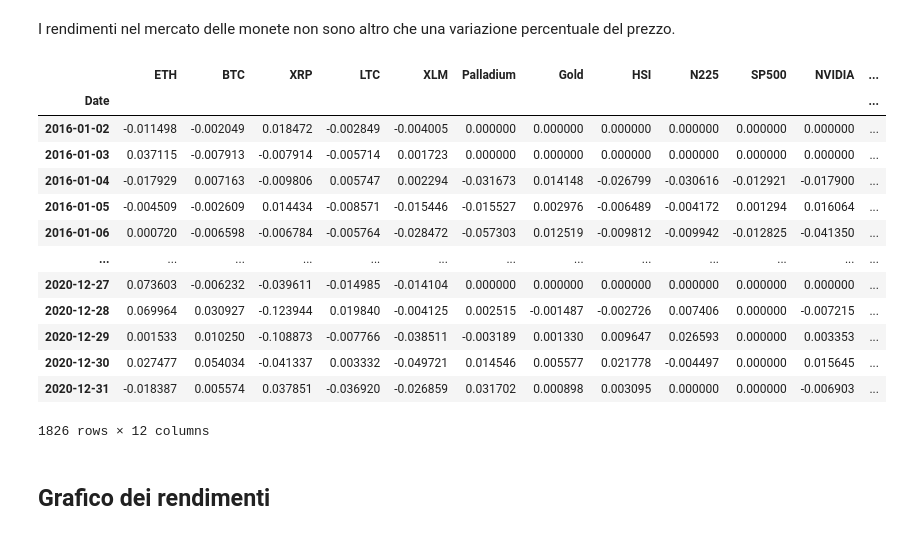
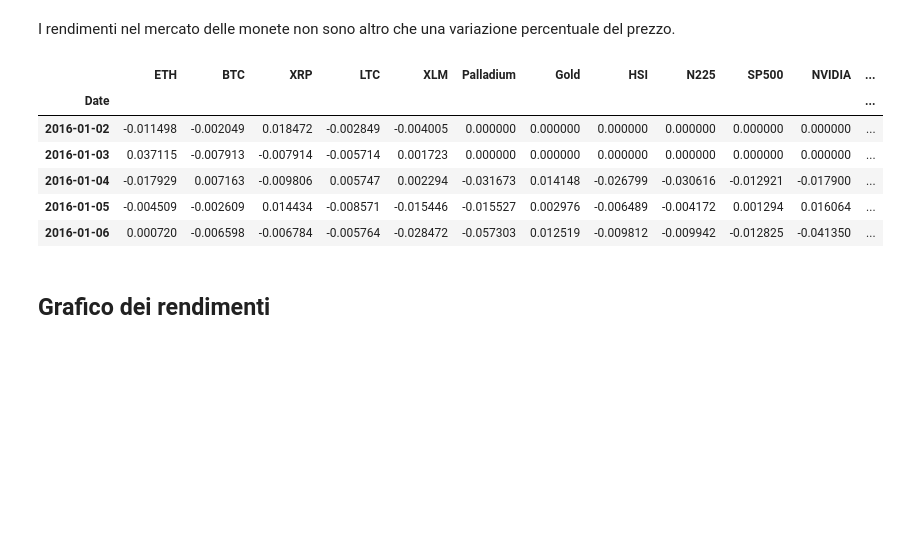
Before and after one commit to billmono95/TESI-LAUREA-MAGISTRALE, a Jupyter notebook: ExploratoryAnalysis.ipynb, the cells around one changed output. Saved outputs shown, nothing was run; the diff lists cells and outputs as text; code cells hidden in the pictures; blank space fills up the shorter version.

```diff
--- a/ExploratoryAnalysis.ipynb
+++ b/ExploratoryAnalysis.ipynb
@@ -367,22 +353,15 @@ df_return = df_return.pct_change()
 # %%
 df_return = df_return.drop(df_return.index[0])
 # %%
-df_return
+df_return.head()
 # %% [output]
 |  | ETH | BTC | XRP | LTC | XLM | Palladium | Gold | HSI | N225 | SP500 | NVIDIA | ... |
 | Date |  |  |  |  |  |  |  |  |  |  |  | ... |
 | 2016-01-02 | -0.011498 | -0.002049 | 0.018472 | -0.002849 | -0.004005 | 0.000000 | 0.000000 | 0.000000 | 0.000000 | 0.000000 | 0.000000 | ... |
 | 2016-01-03 | 0.037115 | -0.007913 | -0.007914 | -0.005714 | 0.001723 | 0.000000 | 0.000000 | 0.000000 | 0.000000 | 0.000000 | 0.000000 | ... |
 | 2016-01-04 | -0.017929 | 0.007163 | -0.009806 | 0.005747 | 0.002294 | -0.031673 | 0.014148 | -0.026799 | -0.030616 | -0.012921 | -0.017900 | ... |
 | 2016-01-05 | -0.004509 | -0.002609 | 0.014434 | -0.008571 | -0.015446 | -0.015527 | 0.002976 | -0.006489 | -0.004172 | 0.001294 | 0.016064 | ... |
 | 2016-01-06 | 0.000720 | -0.006598 | -0.006784 | -0.005764 | -0.028472 | -0.057303 | 0.012519 | -0.009812 | -0.009942 | -0.012825 | -0.041350 | ... |
-| ... | ... | ... | ... | ... | ... | ... | ... | ... | ... | ... | ... | ... |
-| 2020-12-27 | 0.073603 | -0.006232 | -0.039611 | -0.014985 | -0.014104 | 0.000000 | 0.000000 | 0.000000 | 0.000000 | 0.000000 | 0.000000 | ... |
-| 2020-12-28 | 0.069964 | 0.030927 | -0.123944 | 0.019840 | -0.004125 | 0.002515 | -0.001487 | -0.002726 | 0.007406 | 0.000000 | -0.007215 | ... |
-| 2020-12-29 | 0.001533 | 0.010250 | -0.108873 | -0.007766 | -0.038511 | -0.003189 | 0.001330 | 0.009647 | 0.026593 | 0.000000 | 0.003353 | ... |
-| 2020-12-30 | 0.027477 | 0.054034 | -0.041337 | 0.003332 | -0.049721 | 0.014546 | 0.005577 | 0.021778 | -0.004497 | 0.000000 | 0.015645 | ... |
-| 2020-12-31 | -0.018387 | 0.005574 | 0.037851 | -0.036920 | -0.026859 | 0.031702 | 0.000898 | 0.003095 | 0.000000 | 0.000000 | -0.006903 | ... |
-1826 rows × 12 columns
 # %% [markdown]
 ## Grafico dei rendimenti
 # %%
```
Also changed, not shown: parts of 40 cells of this notebook.
